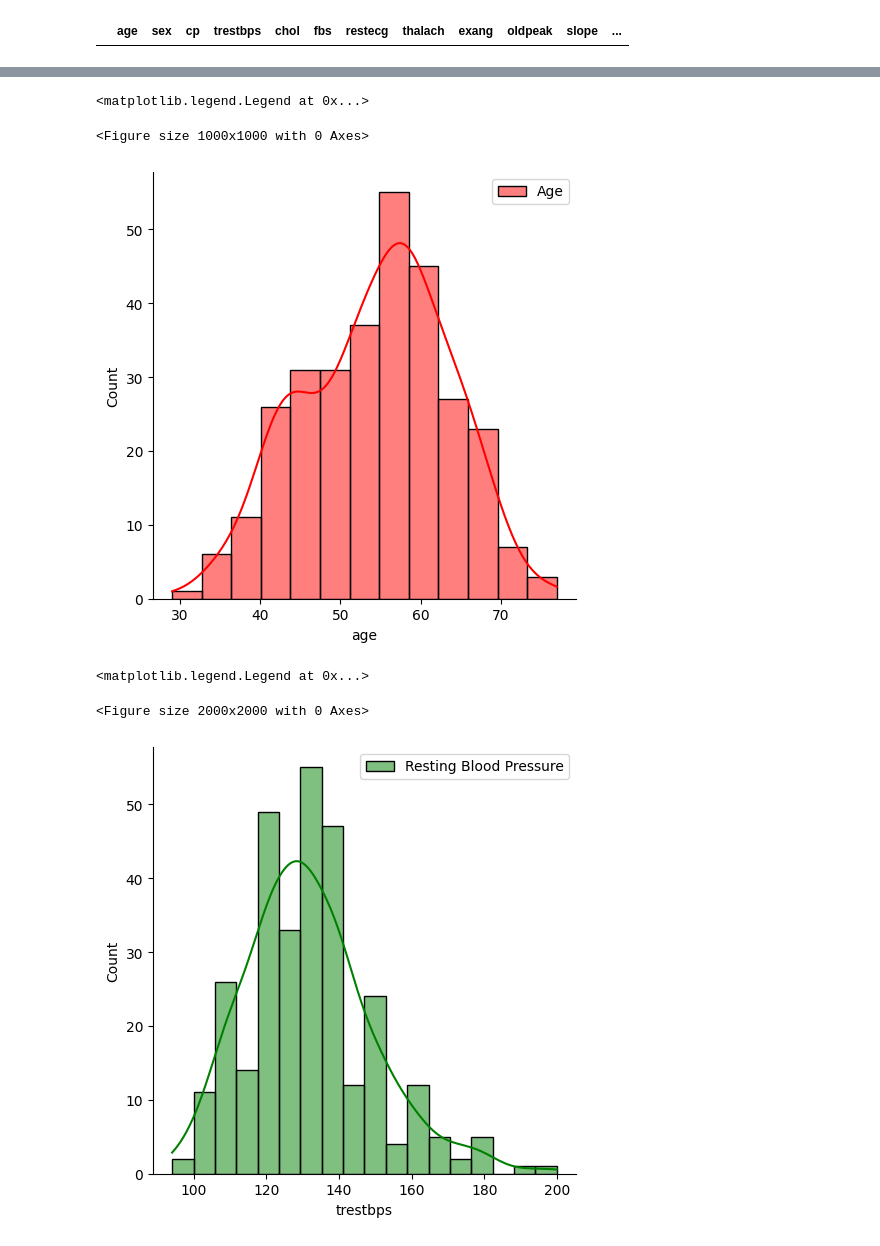
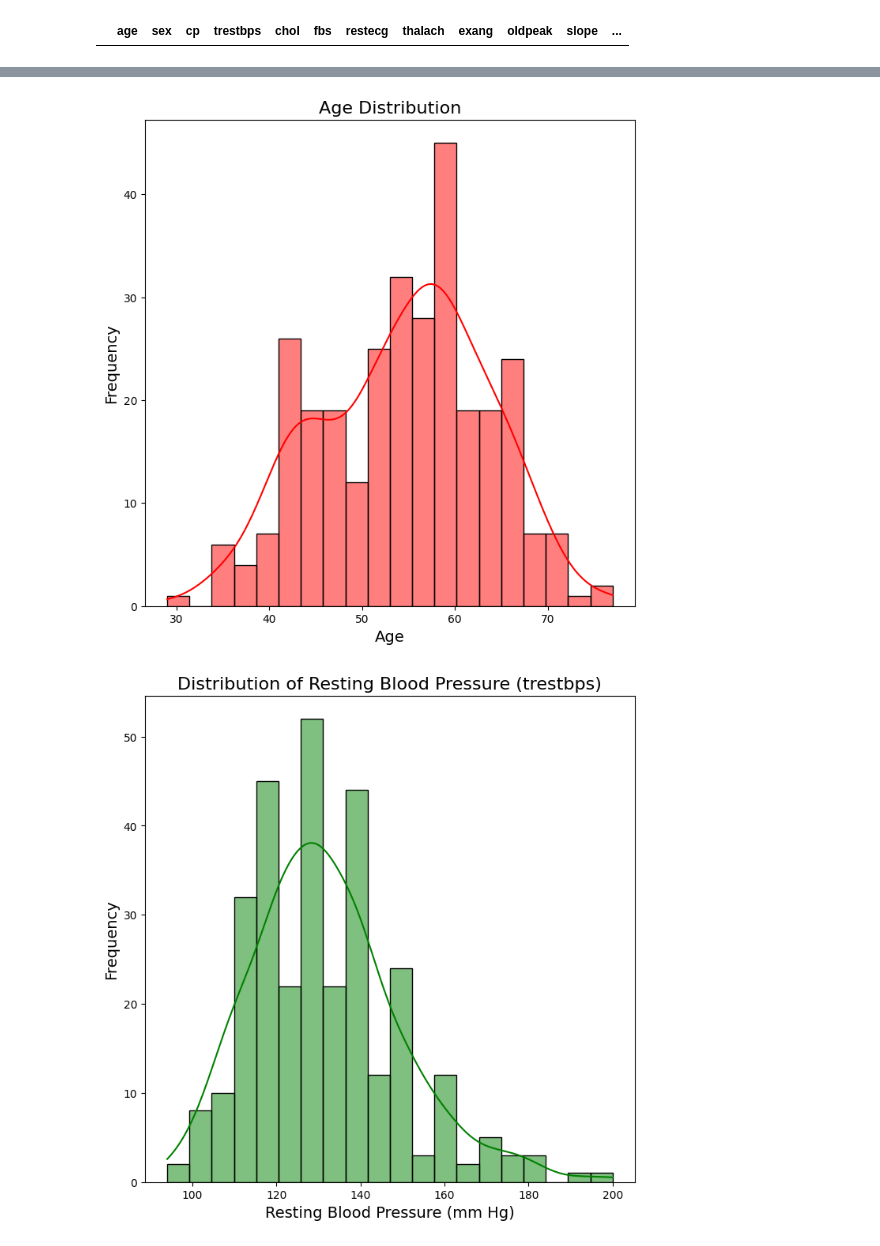
Before and after one commit to PyFenix/heart_disease_risk_prediction, a Jupyter notebook: notebooks/1.EDA-lq.ipynb, the cells around one changed output, grey strips where cells are left out. Drawn from its saved outputs; the diff is of its cells as text; code cells hidden in the pictures.

```diff
--- a/notebooks/1.EDA-lq.ipynb
+++ b/notebooks/1.EDA-lq.ipynb
@@ -343,16 +259,20 @@ Name: count, Length: 91, dtype: int64
 # %%
-plt.figure(figsize=(10,10))
-sns.displot(heart_df.age, color="red", label="Age", kde= True)
-plt.legend()
+plt.figure(figsize=(8,8))
+sns.histplot(heart_df.age, color="red", label="Age", kde=True, bins=20)
+# plt.legend()
+plt.title("Age Distribution", fontsize=16)
+plt.xlabel("Age", fontsize=14)
+plt.ylabel("Frequency", fontsize=14)
+plt.show()
 # %% [output]
-<matplotlib.legend.Legend at 0x...>
-<Figure size 1000x1000 with 0 Axes>
-[figure, old version]
+[figure, new version]
 # %%
-plt.figure(figsize=(20,20))
-sns.displot(heart_df.trestbps , color="green", label="Resting Blood Pressure", kde= True)
-plt.legend()
+plt.figure(figsize=(8,8))
+sns.histplot(heart_df.trestbps, color="green", label="Resting Blood Pressure", kde=True, bins=20)
+plt.title("Distribution of Resting Blood Pressure (trestbps)", fontsize=16)
+plt.xlabel("Resting Blood Pressure (mm Hg)", fontsize=14)
+plt.ylabel("Frequency", fontsize=14)
+
+plt.show()
 # %% [output]
-<matplotlib.legend.Legend at 0x...>
-<Figure size 2000x2000 with 0 Axes>
-[figure, old version]
+[figure, new version]
```
Also changed, not shown: parts of 31 cells of this notebook, 6 other files.
